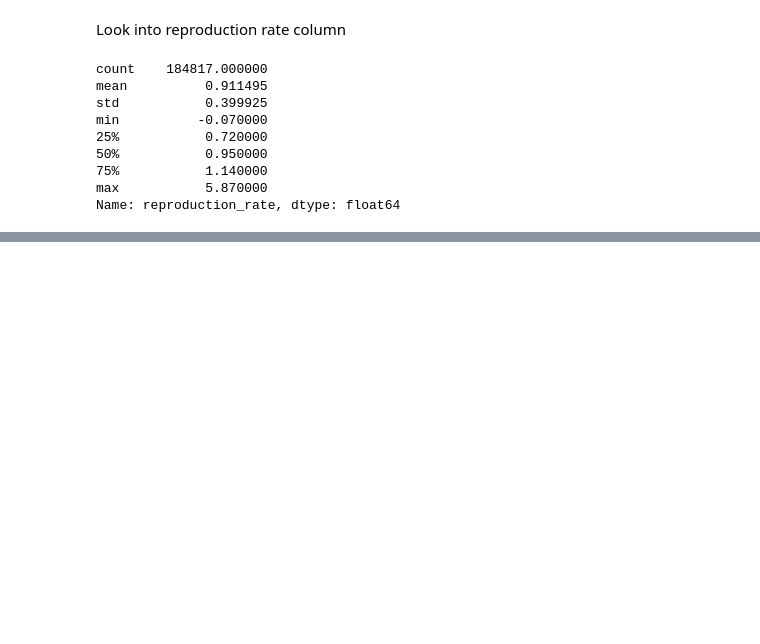
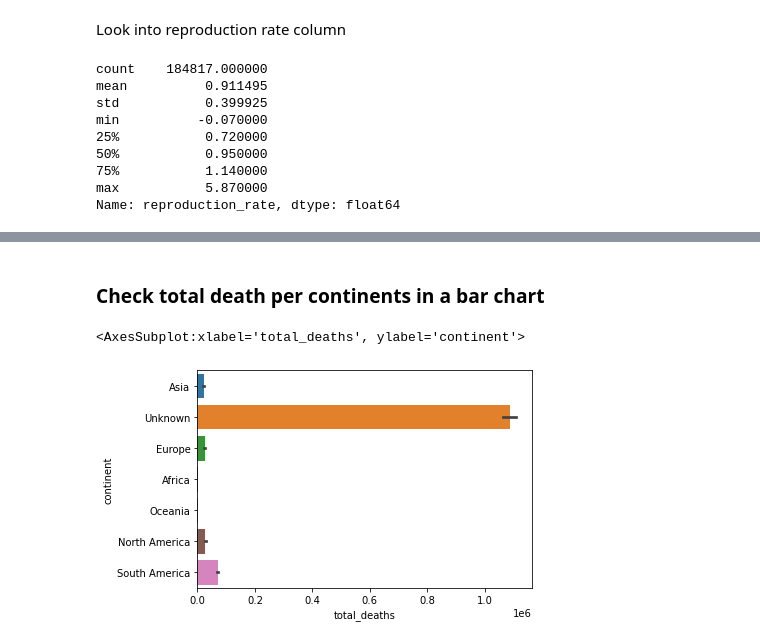
Before and after one commit to QiCai1995/COVID-19-Impact, a Jupyter notebook: Practice.ipynb, the cells around one changed output, grey strips where cells are left out. Cells and saved outputs as stored; diff of their text form; code cells hidden in the pictures; blank space fills up the shorter version.

```diff
--- a/Practice.ipynb
+++ b/Practice.ipynb
@@ -139,0 +156,7 @@ Name: reproduction_rate, dtype: float64
+# %% [markdown]
+### Check total death per continents in a bar chart
+# %%
+sns.barplot(x = 'total_deaths', y = 'continent', data= df)
+# %% [output]
+<AxesSubplot:xlabel='total_deaths', ylabel='continent'>
+[figure, added]
```
Also changed, not shown: parts of 7 cells of this notebook.
